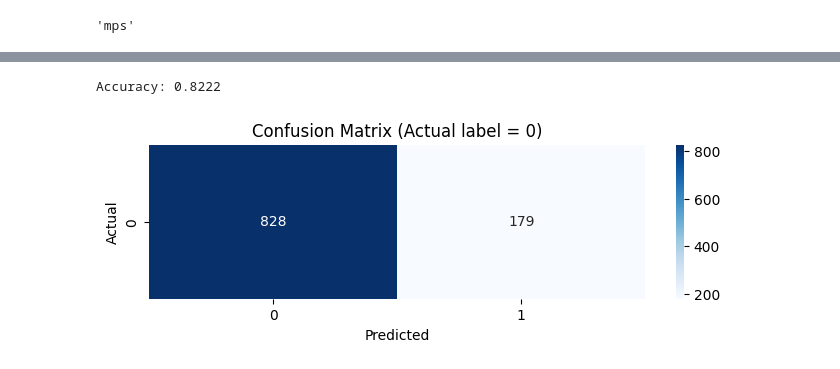
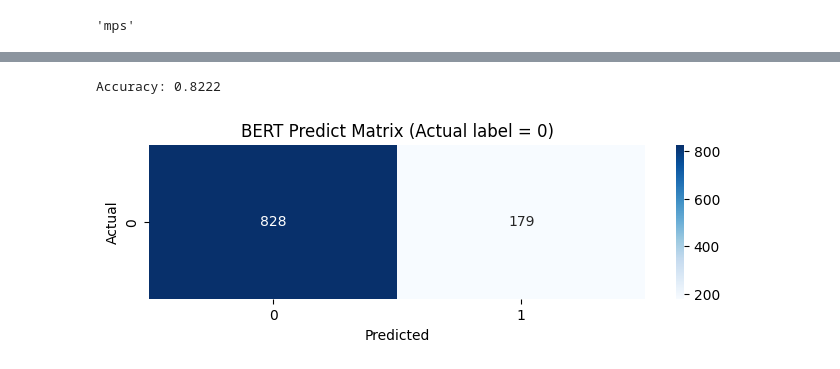
Before and after one commit to JimSu-TW/2024_Spring_DeepLearning_FinalProject, a Jupyter notebook: Classifier/MLP_NewData_Classifier.ipynb, the cells around one changed output, grey strips where cells are left out. Cells and saved outputs as stored; diff of their text form; code cells hidden in the pictures.

Commit message:
20240530 -2
1. update vector files
2. update new data predict

```diff
--- a/Classifier/MLP_NewData_Classifier.ipynb
+++ b/Classifier/MLP_NewData_Classifier.ipynb
@@ -21,18 +21,20 @@ device
 'mps'
 # %%
 # Load the trained model and scaler
-model_path = '../Data/Model/bert_mlp_10fold_model.pth.gz'
-scaler_path = '../Data/Model/bert_10fold_scaler.pkl.gz'
 
-model = torch.load(model_path)
-model.to(device)
-model.eval()
+def load_model(model_path):
+    model = torch.load(model_path)
+    model.to(device)
+    model.eval()
+    return model
 
-# 加载标准化器
-with gzip.open(scaler_path, 'rb') as f:
-    scaler = joblib.load(f)
+def load_scaler(scaler_path):
+    with gzip.open(scaler_path, 'rb') as f:
+        scaler = joblib.load(f)
+    return scaler
 
-def preprocess_data(new_data):
+def preprocess_data(new_data, scaler_path):
+    scaler = load_scaler(scaler_path)
     # 将列表转换为NumPy数组
     new_data_array = np.array(new_data)
     # 使用加载的标准化器转换数据
@@ -40,8 +42,9 @@ def preprocess_data(new_data):
     return new_data_scaled
 
 # 定义用于分类新数据的函数
-def classify_new_data(new_data):
-    preprocessed_data = preprocess_data(new_data)
+def classify_new_data(new_data, model_path, scaler_path):
+    model = load_model(model_path)
+    preprocessed_data = preprocess_data(new_data, scaler_path)
     preprocessed_data_tensor = torch.tensor(preprocessed_data, dtype=torch.float32).to(device)
     with torch.no_grad():
         predictions = model(preprocessed_data_tensor)
@@ -68,28 +186,36 @@ breeze_data_df
 # %%
-new_data = breeze_data_df.iloc[:, :-1].values
-predictions = classify_new_data(new_data)
+# BERT
+breeze_bert_data_df = pd.read_csv('../Data/breeze_bert_vector.csv')
+new_data = breeze_bert_data_df.iloc[:, :-1].values
+# 假设所有新数据的真实标签都是0
+true_labels = np.zeros(len(new_data))
+
+model_path = '../Data/Model/bert_mlp_10fold_model.pth.gz'
+scaler_path = '../Data/Model/bert_10fold_scaler.pkl.gz'
+
+predictions = classify_new_data(new_data, model_path, scaler_path)
 
 # 假设所有新数据的真实标签都是0
 true_labels = np.zeros(len(new_data))
 
 # 计算精确度、召回率和准确率
 accuracy = accuracy_score(true_labels, predictions)
 
 print(f'Accuracy: {accuracy:.4f}')
 
 # 计算混淆矩阵
 cm = confusion_matrix(true_labels, predictions)
 
 # 只保留实际标签为0的部分
 cm_actual_0 = cm[0].reshape(1, -1)
 
 # 绘制部分混淆矩阵
 plt.figure(figsize=(8, 2))
 sns.heatmap(cm_actual_0, annot=True, fmt='d', cmap='Blues', xticklabels=['0', '1'], yticklabels=['0'])
-plt.title('Confusion Matrix (Actual label = 0)')
+plt.title('BERT Predict Matrix (Actual label = 0)')
 plt.xlabel('Predicted')
 plt.ylabel('Actual')
 plt.show()
 # %% [output]
 Accuracy: 0.8222
-[figure, old version]
+[figure, new version]
```
Also changed, not shown: parts of 5 cells of this notebook, 14 other files.
